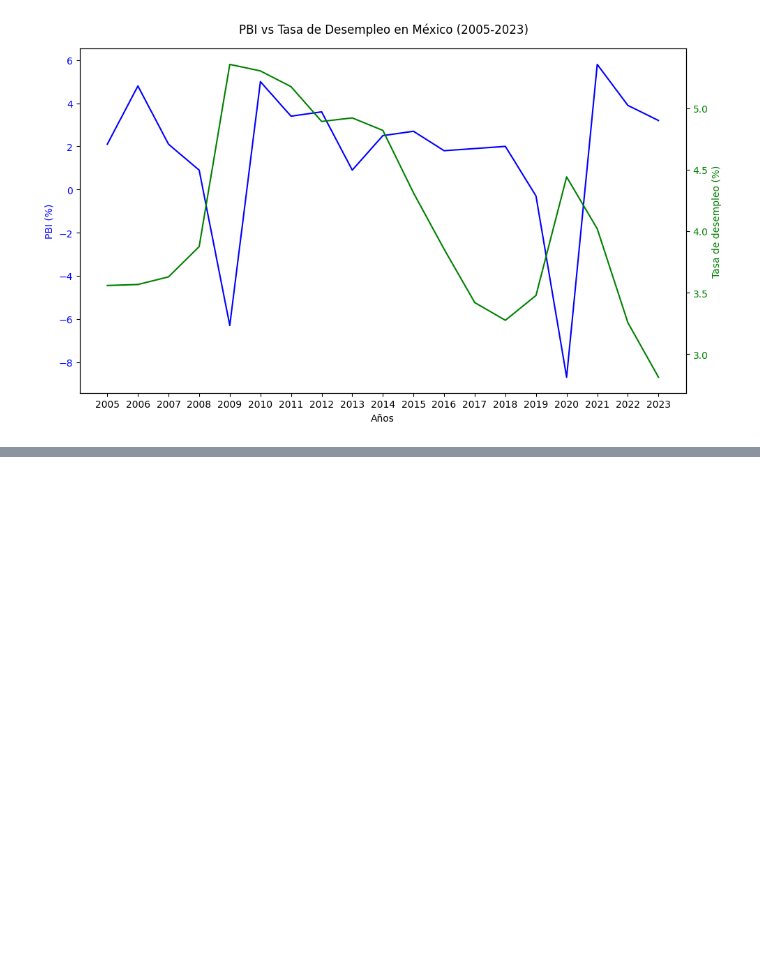
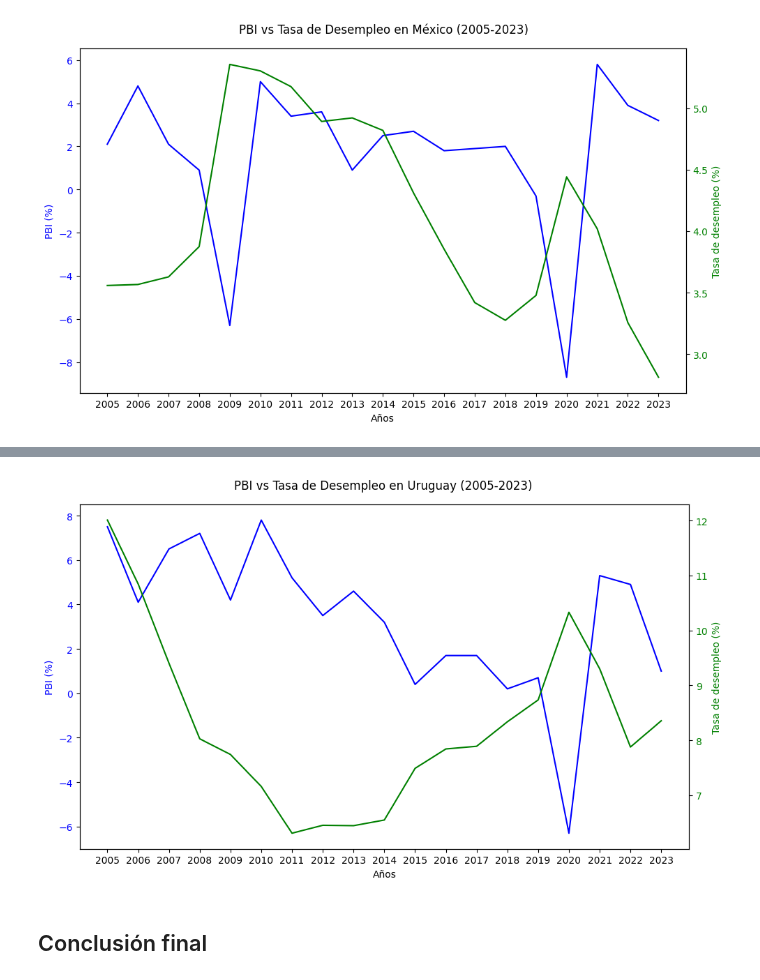
Before and after one commit to NataliaBistolfi/Proyecto3-UCU--IBERO, a Jupyter notebook: proyecto_3.ipynb, the cells around one changed output, grey strips where cells are left out. Drawn from its saved outputs; the diff is of its cells as text; code cells hidden in the pictures; blank space fills up the shorter version.

```diff
--- a/proyecto_3.ipynb
+++ b/proyecto_3.ipynb
@@ -400,0 +449,32 @@ plt.show()
+# %%
+# Datos del PBI de Uruguay
+years_pbi = df_pbi_uruguay.index
+pbi_values = df_pbi_uruguay['Uruguay']
+
+# Datos de la tasa de desempleo de Uruguay
+years_unemployment = df_uruguay.index
+unemployment_values = df_uruguay['Uruguay']
+
+# Creamos la figura y los ejes
+fig, ax1 = plt.subplots(figsize=(10, 6))
+
+# Configuramos el eje izquierdo para el PBI
+ax1.set_xlabel('Años')
+ax1.set_ylabel('PBI (%)', color='blue')
+ax1.plot(years_pbi, pbi_values, label='PBI Uruguay', color='blue')
+ax1.tick_params(axis='y', labelcolor='blue')
+
+# Creamos el segundo eje para la tasa de desempleo
+ax2 = ax1.twinx()
+ax2.set_ylabel('Tasa de desempleo (%)', color='green')
+ax2.plot(years_unemployment, unemployment_values, label='Desempleo Uruguay', color='green')
+ax2.tick_params(axis='y', labelcolor='green')
+
+# Título y leyendas
+fig.suptitle('PBI vs Tasa de Desempleo en Uruguay (2005-2023)')
+fig.tight_layout()
+plt.show()
+# %% [output]
+[figure, added]
+# %% [markdown]
+## Conclusión final
```
Also changed, not shown: parts of 33 cells of this notebook.
